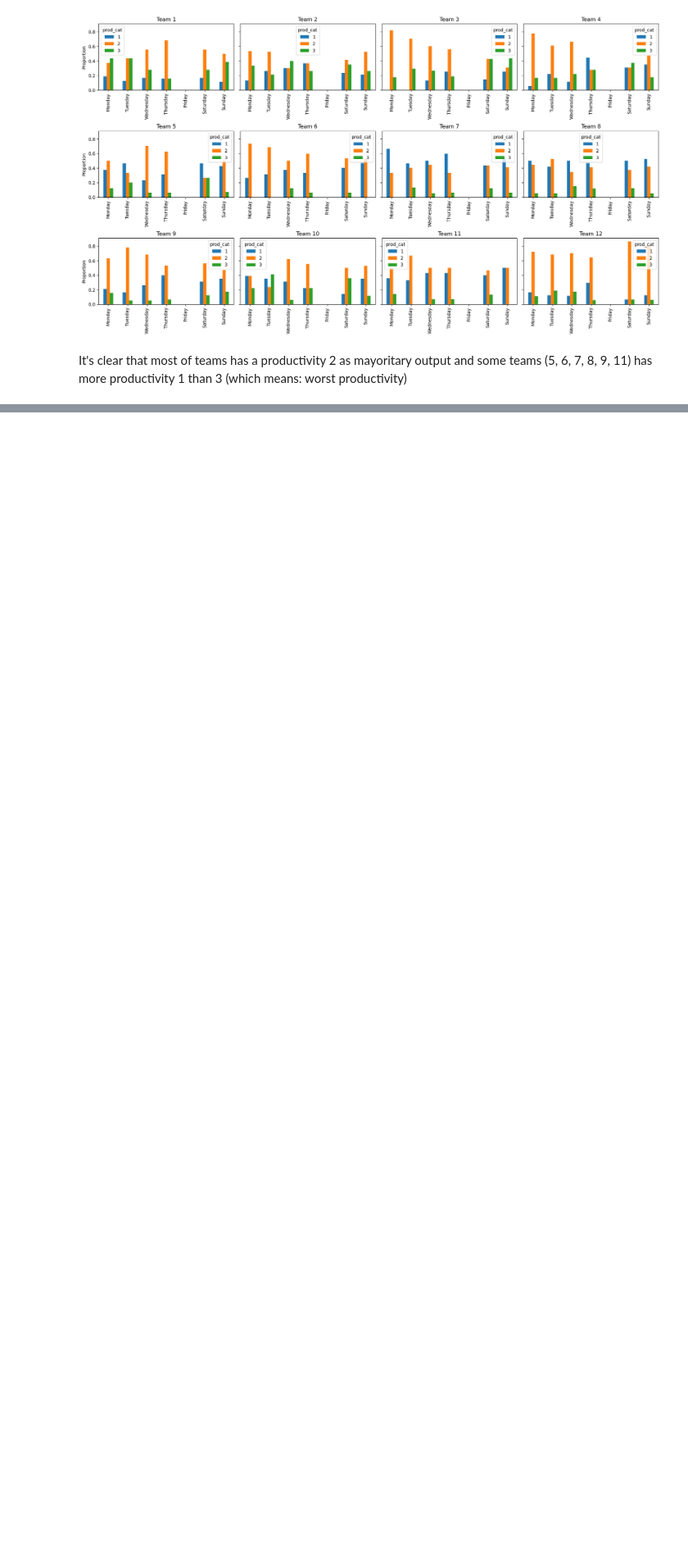
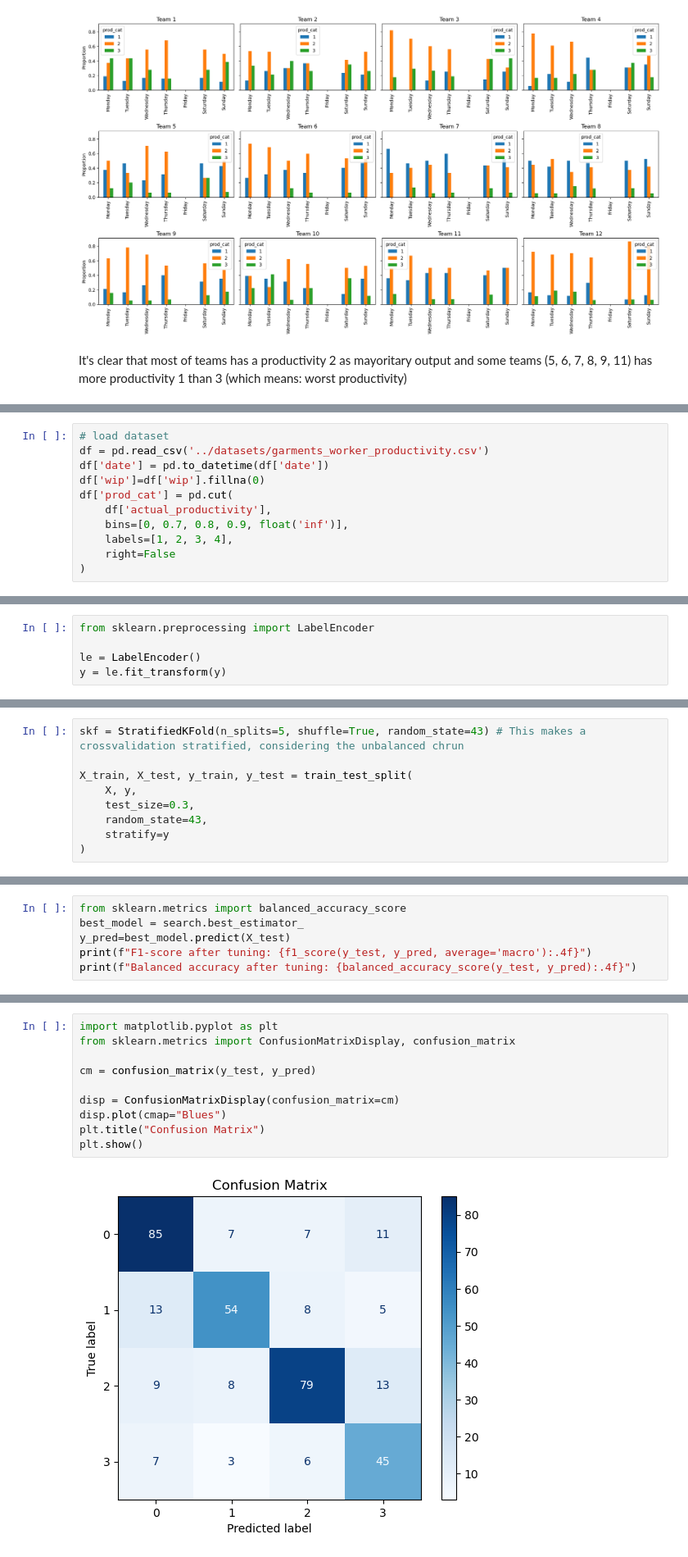
Before and after one commit to gabarosky/productivity_garmet_industry, a Jupyter notebook: notebooks/initial.ipynb, the cells around one changed output, grey strips where cells are left out. Shown at 82% size. Drawn from its saved outputs; the diff is of its cells as text; blank space fills up the shorter version.

```diff
--- a/notebooks/initial.ipynb
+++ b/notebooks/initial.ipynb
@@ -434,0 +535,11 @@ It's clear that most of teams has a productivity 2 as mayoritary output and some
+# %%
+# load dataset
+df = pd.read_csv('../datasets/garments_worker_productivity.csv')
+df['date'] = pd.to_datetime(df['date'])
+df['wip']=df['wip'].fillna(0)
+df['prod_cat'] = pd.cut(
+    df['actual_productivity'],
+    bins=[0, 0.7, 0.8, 0.9, float('inf')],
+    labels=[1, 2, 3, 4],
+    right=False
+)
@@ -434,0 +571,5 @@ It's clear that most of teams has a productivity 2 as mayoritary output and some
+# %%
+from sklearn.preprocessing import LabelEncoder
+
+le = LabelEncoder()
+y = le.fit_transform(y)
@@ -434,0 +603,9 @@ It's clear that most of teams has a productivity 2 as mayoritary output and some
+# %%
+skf = StratifiedKFold(n_splits=5, shuffle=True, random_state=43) # This makes a crossvalidation stratified, considering the unbalanced chrun
+
+X_train, X_test, y_train, y_test = train_test_split(
+    X, y,
+    test_size=0.3,
+    random_state=43,
+    stratify=y
+)
@@ -434,0 +736,6 @@ It's clear that most of teams has a productivity 2 as mayoritary output and some
+# %%
+from sklearn.metrics import balanced_accuracy_score
+best_model = search.best_estimator_
+y_pred=best_model.predict(X_test)
+print(f"F1-score after tuning: {f1_score(y_test, y_pred, average='macro'):.4f}")
+print(f"Balanced accuracy after tuning: {balanced_accuracy_score(y_test, y_pred):.4f}")
@@ -434,0 +749,12 @@ It's clear that most of teams has a productivity 2 as mayoritary output and some
+# %%
+import matplotlib.pyplot as plt
+from sklearn.metrics import ConfusionMatrixDisplay, confusion_matrix
+
+cm = confusion_matrix(y_test, y_pred)
+
+disp = ConfusionMatrixDisplay(confusion_matrix=cm)
+disp.plot(cmap="Blues")
+plt.title("Confusion Matrix")
+plt.show()
+# %% [output]
+[figure, added]
```
Also changed, not shown: parts of 58 cells of this notebook.
